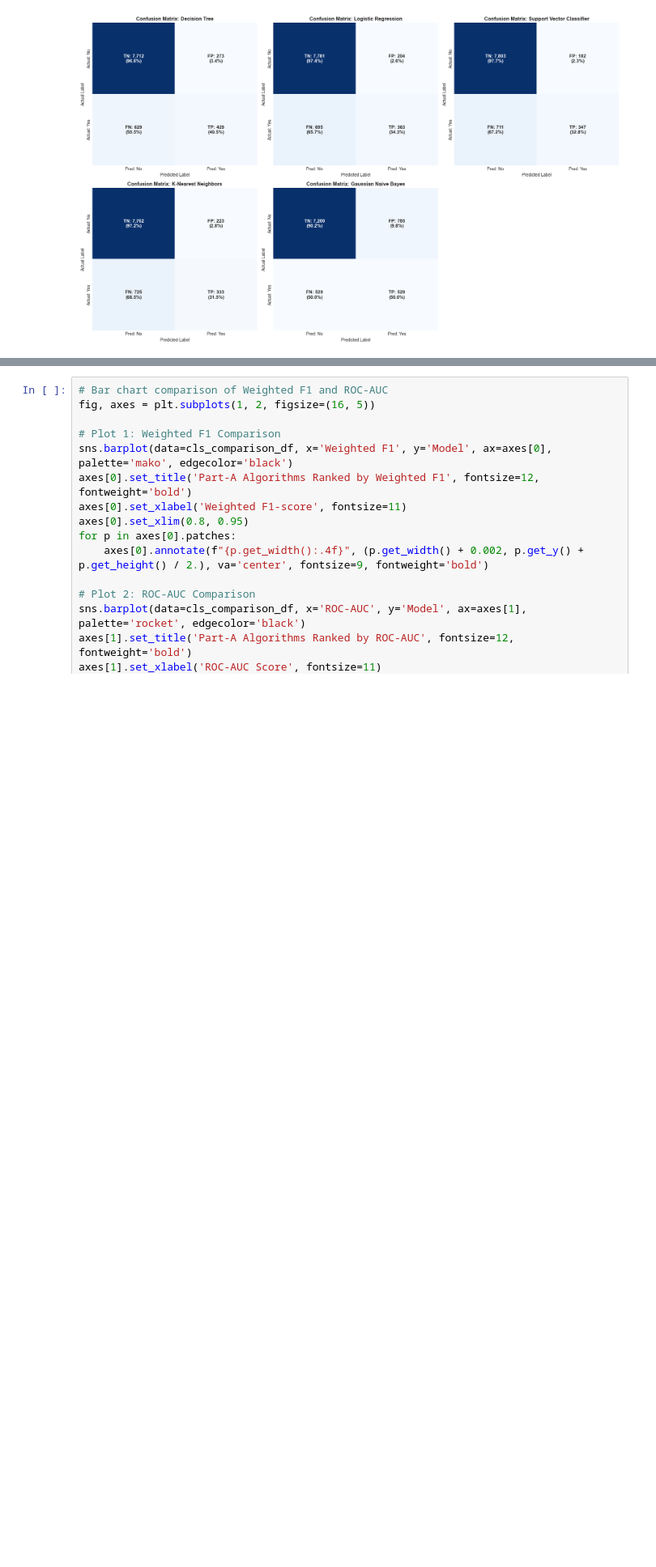
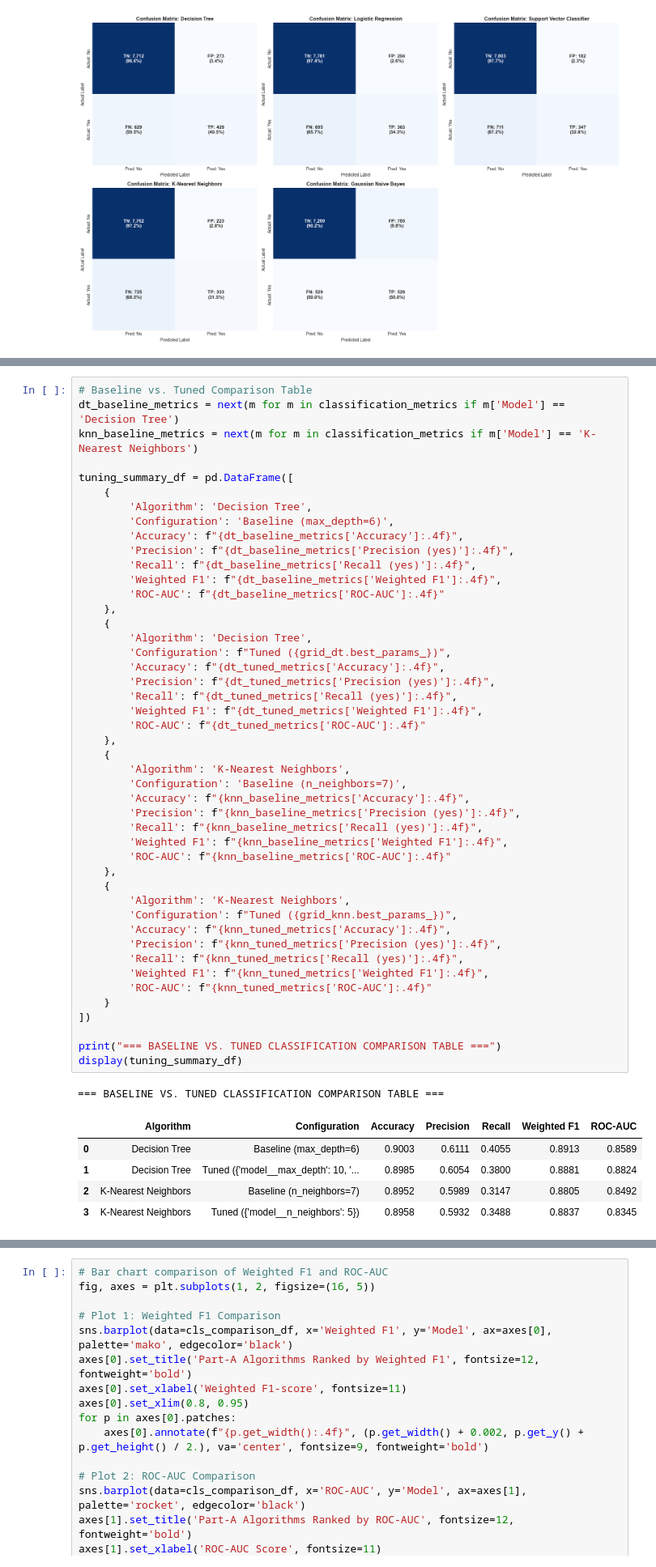
Before and after one commit to Ne-Ran/Machine-Learning-Capstone-Project, a Jupyter notebook: notebooks/classification.ipynb, the cells around one changed output, grey strips where cells are left out. Shown at 81% size. Cells and saved outputs as stored; diff of their text form; blank space fills up the shorter version.

```diff
--- a/Notebooks/classification.ipynb
+++ b/notebooks/classification.ipynb
@@ -694 +902,54 @@ plt.show()
+# %%
+# Baseline vs. Tuned Comparison Table
+dt_baseline_metrics = next(m for m in classification_metrics if m['Model'] == 'Decision Tree')
+knn_baseline_metrics = next(m for m in classification_metrics if m['Model'] == 'K-Nearest Neighbors')
+
+tuning_summary_df = pd.DataFrame([
+    {
+        'Algorithm': 'Decision Tree',
+        'Configuration': 'Baseline (max_depth=6)',
+        'Accuracy': f"{dt_baseline_metrics['Accuracy']:.4f}",
+        'Precision': f"{dt_baseline_metrics['Precision (yes)']:.4f}",
+        'Recall': f"{dt_baseline_metrics['Recall (yes)']:.4f}",
+        'Weighted F1': f"{dt_baseline_metrics['Weighted F1']:.4f}",
+        'ROC-AUC': f"{dt_baseline_metrics['ROC-AUC']:.4f}"
+    },
+    {
+        'Algorithm': 'Decision Tree',
+        'Configuration': f"Tuned ({grid_dt.best_params_})",
+        'Accuracy': f"{dt_tuned_metrics['Accuracy']:.4f}",
+        'Precision': f"{dt_tuned_metrics['Precision (yes)']:.4f}",
+        'Recall': f"{dt_tuned_metrics['Recall (yes)']:.4f}",
+        'Weighted F1': f"{dt_tuned_metrics['Weighted F1']:.4f}",
+        'ROC-AUC': f"{dt_tuned_metrics['ROC-AUC']:.4f}"
+    },
+    {
+        'Algorithm': 'K-Nearest Neighbors',
+        'Configuration': 'Baseline (n_neighbors=7)',
+        'Accuracy': f"{knn_baseline_metrics['Accuracy']:.4f}",
+        'Precision': f"{knn_baseline_metrics['Precision (yes)']:.4f}",
+        'Recall': f"{knn_baseline_metrics['Recall (yes)']:.4f}",
+        'Weighted F1': f"{knn_baseline_metrics['Weighted F1']:.4f}",
+        'ROC-AUC': f"{knn_baseline_metrics['ROC-AUC']:.4f}"
+    },
+    {
+        'Algorithm': 'K-Nearest Neighbors',
+        'Configuration': f"Tuned ({grid_knn.best_params_})",
+        'Accuracy': f"{knn_tuned_metrics['Accuracy']:.4f}",
+        'Precision': f"{knn_tuned_metrics['Precision (yes)']:.4f}",
+        'Recall': f"{knn_tuned_metrics['Recall (yes)']:.4f}",
+        'Weighted F1': f"{knn_tuned_metrics['Weighted F1']:.4f}",
+        'ROC-AUC': f"{knn_tuned_metrics['ROC-AUC']:.4f}"
+    }
+])
+
+print("=== BASELINE VS. TUNED CLASSIFICATION COMPARISON TABLE ===")
+display(tuning_summary_df)
+# %% [output]
+=== BASELINE VS. TUNED CLASSIFICATION COMPARISON TABLE ===
+|  | Algorithm | Configuration | Accuracy | Precision | Recall | Weighted F1 | ROC-AUC |
+| 0 | Decision Tree | Baseline (max_depth=6) | 0.9003 | 0.6111 | 0.4055 | 0.8913 | 0.8589 |
+| 1 | Decision Tree | Tuned ({'model__max_depth': 10, '... | 0.8985 | 0.6054 | 0.3800 | 0.8881 | 0.8824 |
+| 2 | K-Nearest Neighbors | Baseline (n_neighbors=7) | 0.8952 | 0.5989 | 0.3147 | 0.8805 | 0.8492 |
+| 3 | K-Nearest Neighbors | Tuned ({'model__n_neighbors': 5}) | 0.8958 | 0.5932 | 0.3488 | 0.8837 | 0.8345 |
 # %% [markdown]
```
Also changed, not shown: parts of 32 cells of this notebook, 7 other files.
